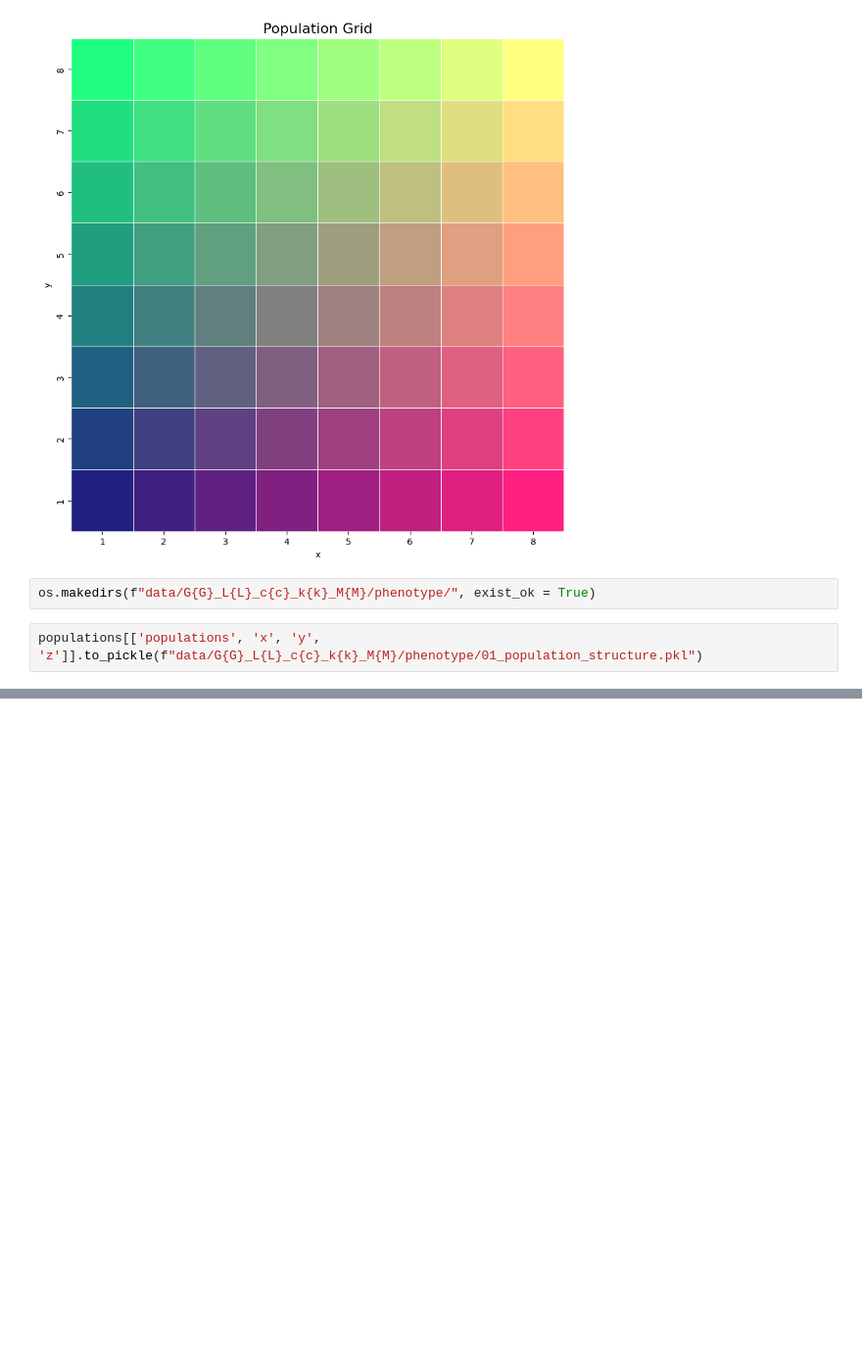
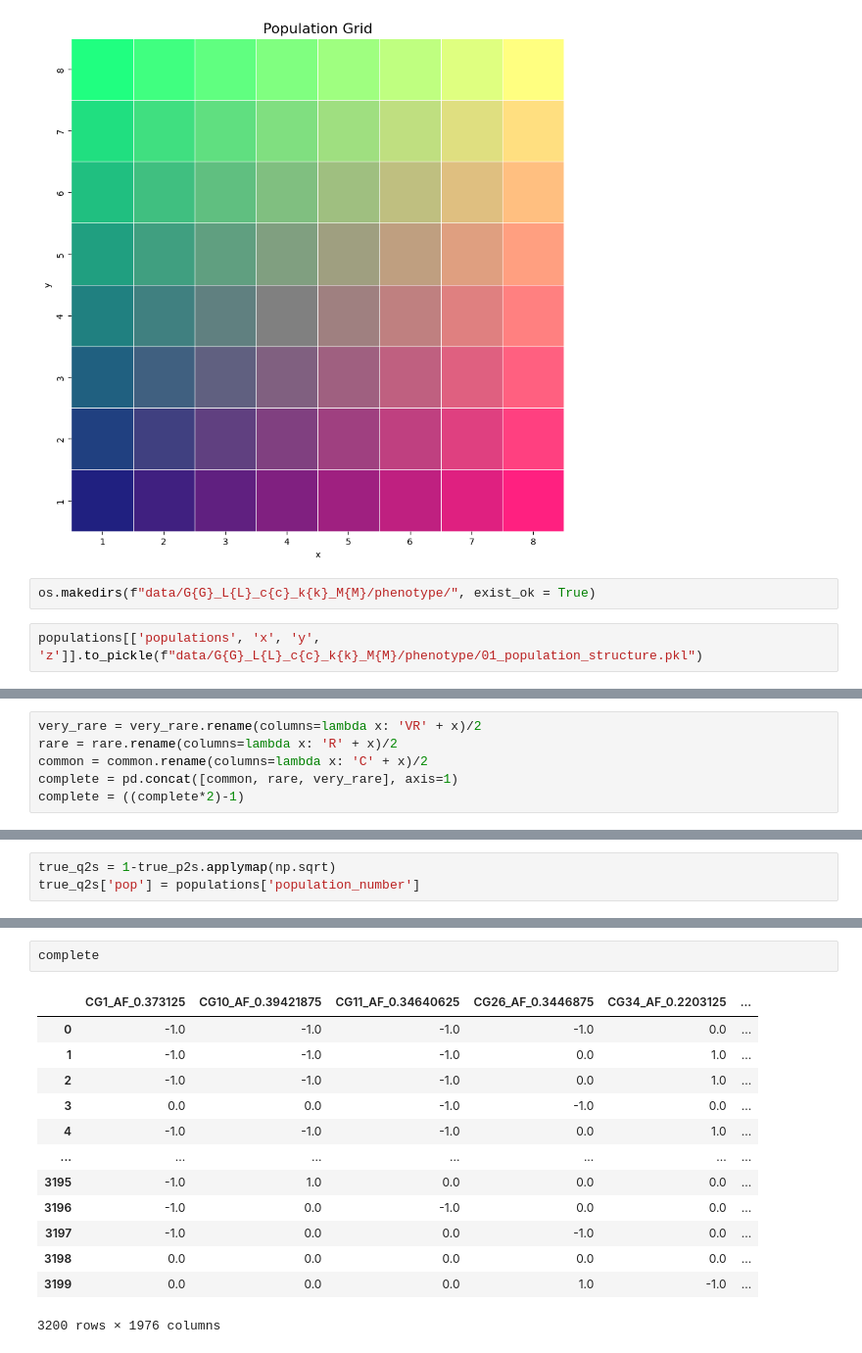
Before and after one commit to mat2m10/abyss_simulation, a Jupyter notebook: 03 Simulate population structure.ipynb, the cells around one changed output, grey strips where cells are left out. Shown at 98% size. Drawn from its saved outputs; the diff is of its cells as text; blank space fills up the shorter version.

```diff
--- a/03 Simulate population structure.ipynb
+++ b/03 Simulate population structure.ipynb
@@ -89,0 +96,6 @@ populations[['populations', 'x', 'y', 'z']].to_pickle(f"data/G{G}_L{L}_c{c}_k{k}
+# %%
+very_rare = very_rare.rename(columns=lambda x: 'VR' + x)/2
+rare = rare.rename(columns=lambda x: 'R' + x)/2
+common = common.rename(columns=lambda x: 'C' + x)/2
+complete = pd.concat([common, rare, very_rare], axis=1)
+complete = ((complete*2)-1)
@@ -89,0 +186,3 @@ populations[['populations', 'x', 'y', 'z']].to_pickle(f"data/G{G}_L{L}_c{c}_k{k}
+# %%
+true_q2s = 1-true_p2s.applymap(np.sqrt)
+true_q2s['pop'] = populations['population_number']
@@ -89,0 +210,16 @@ populations[['populations', 'x', 'y', 'z']].to_pickle(f"data/G{G}_L{L}_c{c}_k{k}
+# %%
+complete
+# %% [output]
+|  | CG1_AF_0.373125 | CG10_AF_0.39421875 | CG11_AF_0.34640625 | CG26_AF_0.3446875 | CG34_AF_0.2203125 | ... |
+| 0 | -1.0 | -1.0 | -1.0 | -1.0 | 0.0 | ... |
+| 1 | -1.0 | -1.0 | -1.0 | 0.0 | 1.0 | ... |
+| 2 | -1.0 | -1.0 | -1.0 | 0.0 | 1.0 | ... |
+| 3 | 0.0 | 0.0 | -1.0 | -1.0 | 0.0 | ... |
+| 4 | -1.0 | -1.0 | -1.0 | 0.0 | 1.0 | ... |
+| ... | ... | ... | ... | ... | ... | ... |
+| 3195 | -1.0 | 1.0 | 0.0 | 0.0 | 0.0 | ... |
+| 3196 | -1.0 | 0.0 | -1.0 | 0.0 | 0.0 | ... |
+| 3197 | -1.0 | 0.0 | 0.0 | -1.0 | 0.0 | ... |
+| 3198 | 0.0 | 0.0 | 0.0 | 0.0 | 0.0 | ... |
+| 3199 | 0.0 | 0.0 | 0.0 | 1.0 | -1.0 | ... |
+3200 rows × 1976 columns
```
Also changed, not shown: parts of 18 cells of this notebook, 2 other files.
